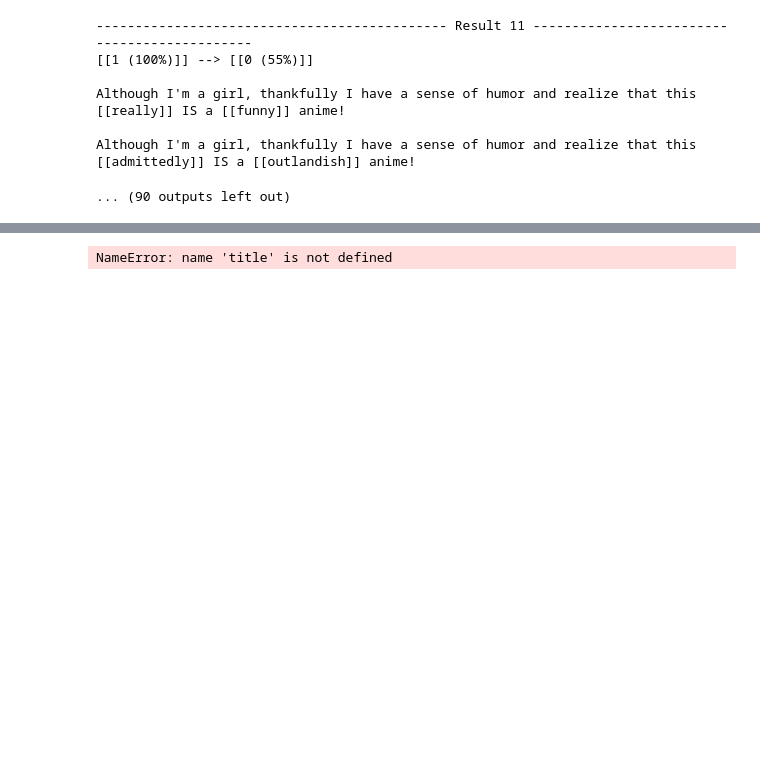
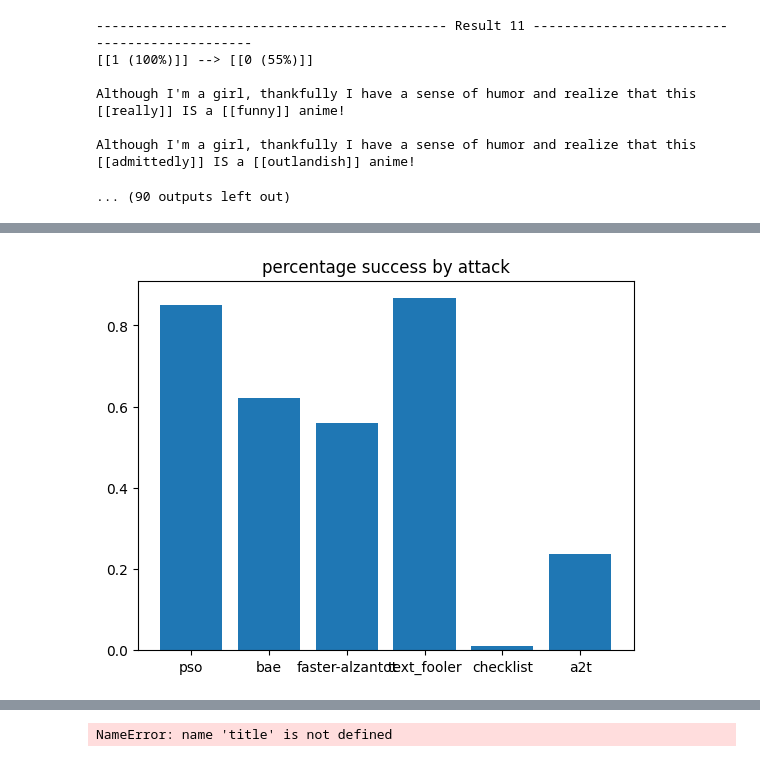
Before and after one commit to fzbuzz/text-attack-experiment, a Jupyter notebook: Text Attack Experiments.ipynb, the cells around one changed output, grey strips where cells are left out. Cells and saved outputs as stored; diff of their text form; code cells hidden in the pictures; blank space fills up the shorter version.

```diff
--- a/Text Attack Experiments.ipynb
+++ b/Text Attack Experiments.ipynb
@@ -488,15 +492,28 @@ plt.bar(names, speeds)
 # %%
 import matplotlib.pyplot as plt
+
+
+attacks = {
+        'pso': pso,
+        'bae': bae,
+        'faster-alzantot': fast_alanztot,
+        'text_fooler': text_fooler,
+        'checklist': checklist,
+        'a2t': a2t
+          }
+
 
 agg_success = []
 for metric in attacks.keys():
     df_res = pd.read_csv('%s_results.csv' % (metric))
     agg_success.append(len(df_res[df_res['result_type'] == 'Successful'])/len(df_res))
 
 
-plt.bar(attack.keys(),agg_success)
+plt.bar(attacks.keys(),agg_success)
 plt.title("percentage success by attack")
 plt.show()
+# %% [output]
+[figure, added]
 # %%
 tf_results = pd.read_csv('text_fooler_results.csv')
 tf_results
```
Also changed, not shown: parts of 2 cells of this notebook.
